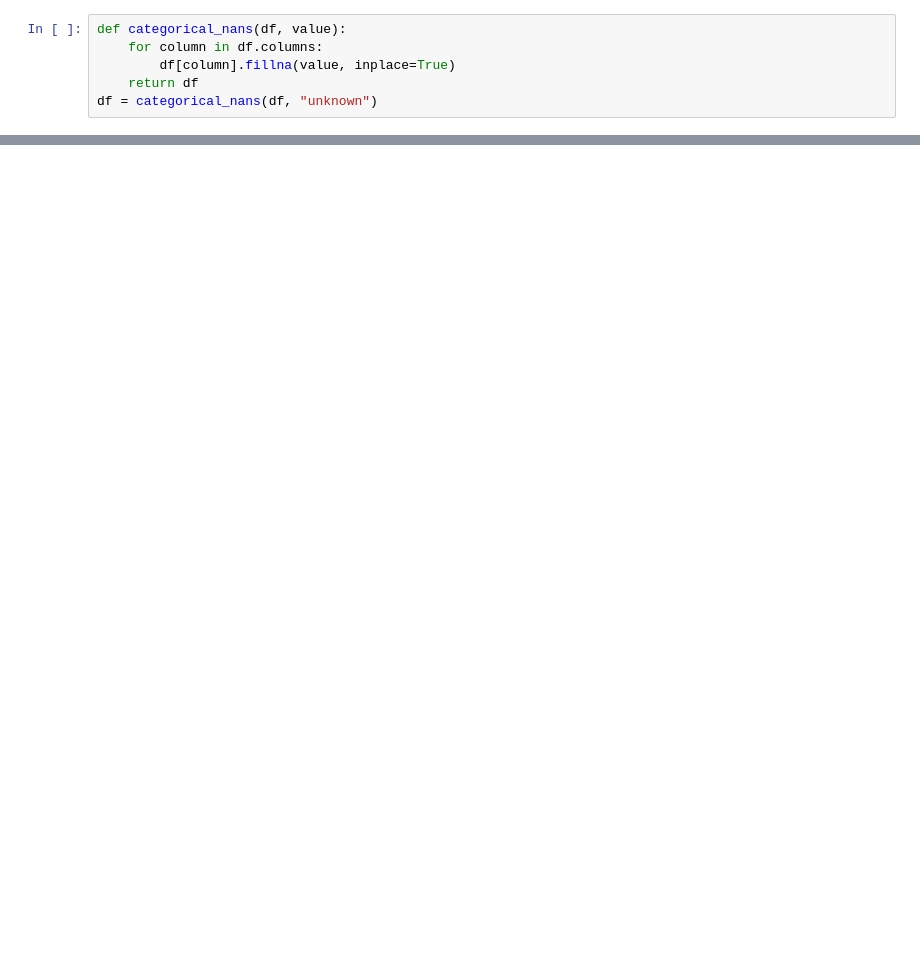
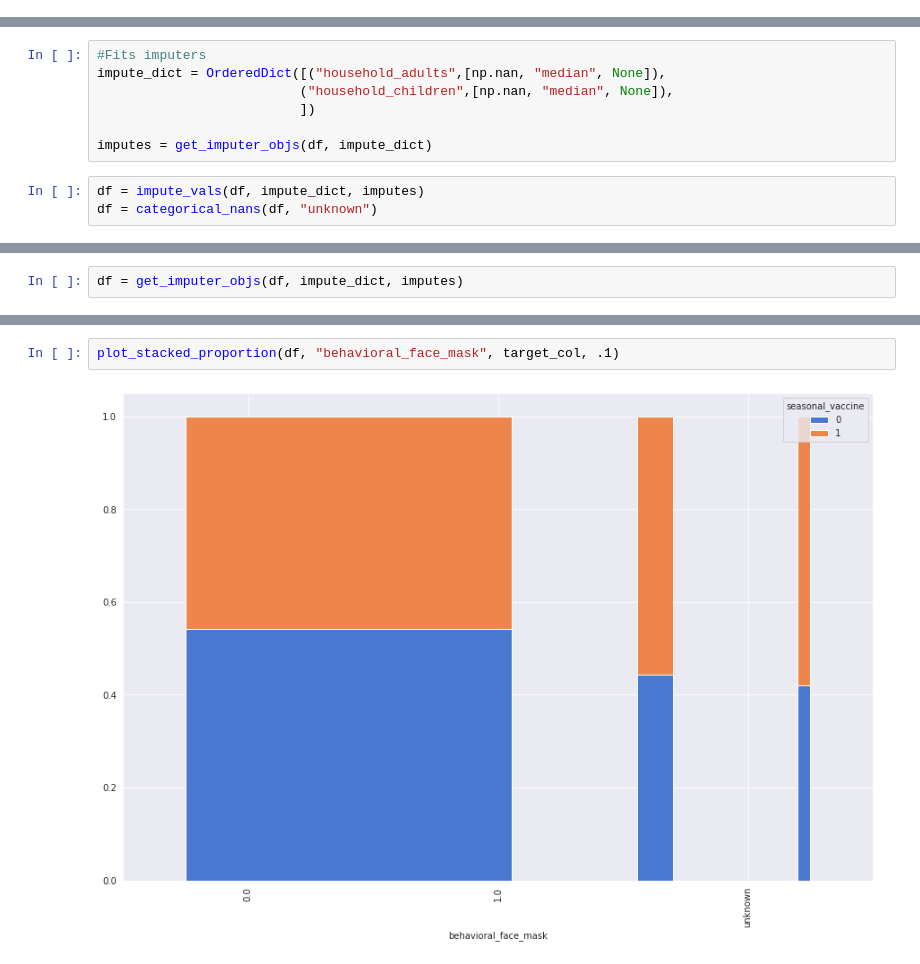
Before and after one commit to coreyryanhanson/predicting_seasonal_vaccinations, a Jupyter notebook: scratch_corey.ipynb, the cells around one changed output, grey strips where cells are left out. Saved outputs shown, nothing was run; the diff lists cells and outputs as text; blank space fills up the shorter version.

```diff
--- a/scratch_corey.ipynb
+++ b/scratch_corey.ipynb
@@ -42,6 +39,0 @@ There are 6 unique values with 391 nan values making up 1.5%
-# %%
-def categorical_nans(df, value):
-    for column in df.columns:
-        df[column].fillna(value, inplace=True)
-    return df
-df = categorical_nans(df, "unknown")
@@ -62,0 +40,10 @@ df = categorical_nans(df, "unknown")
+# %%
+#Fits imputers
+impute_dict = OrderedDict([("household_adults",[np.nan, "median", None]),
+                          ("household_children",[np.nan, "median", None]),
+                          ])
+
+imputes = get_imputer_objs(df, impute_dict)
+# %%
+df = impute_vals(df, impute_dict, imputes)
+df = categorical_nans(df, "unknown")
@@ -62,0 +92,2 @@ df = categorical_nans(df, "unknown")
+# %%
+df = get_imputer_objs(df, impute_dict, imputes)
@@ -62,0 +160,4 @@ df = categorical_nans(df, "unknown")
+# %%
+plot_stacked_proportion(df, "behavioral_face_mask", target_col, .1)
+# %% [output]
+[figure, added]
```
Also changed, not shown: parts of 15 cells of this notebook, 1 other file.
